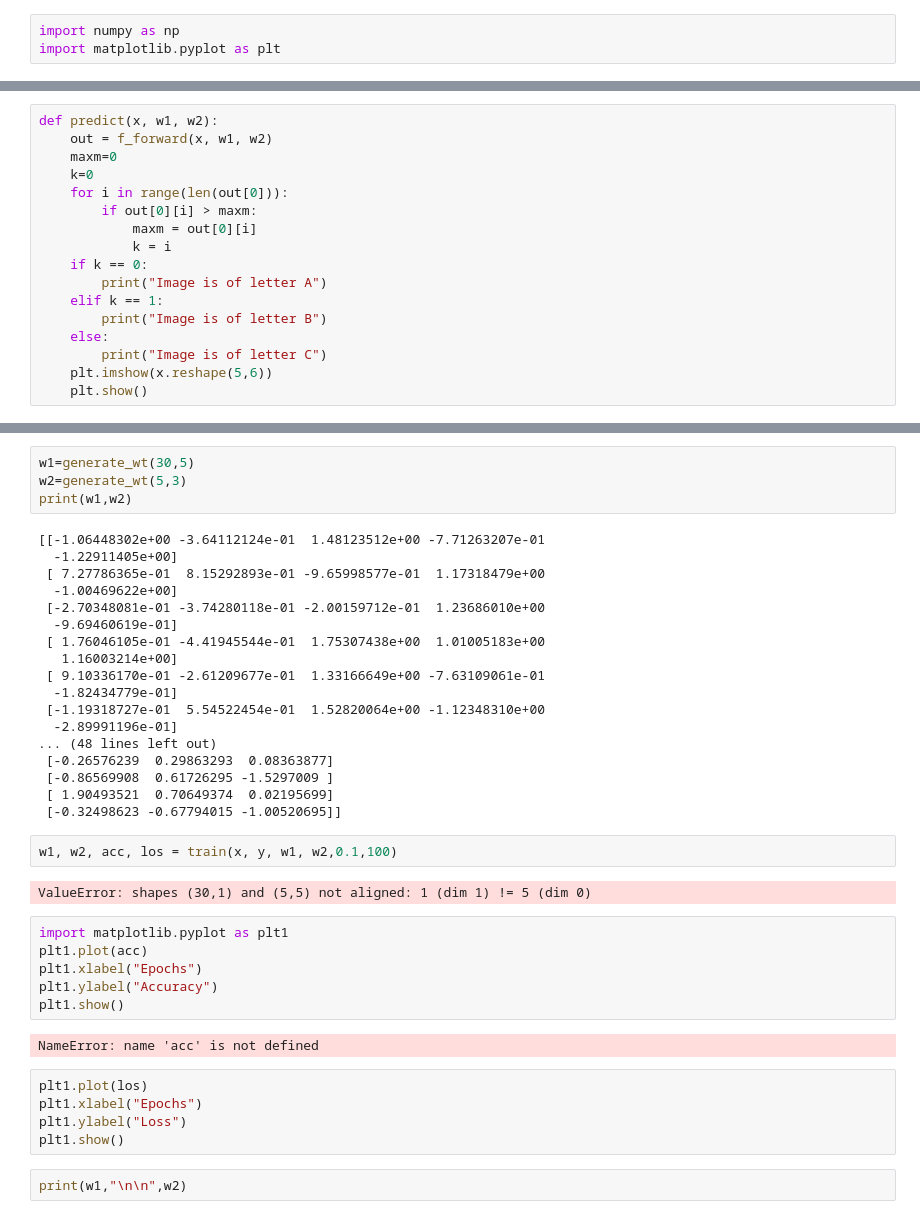
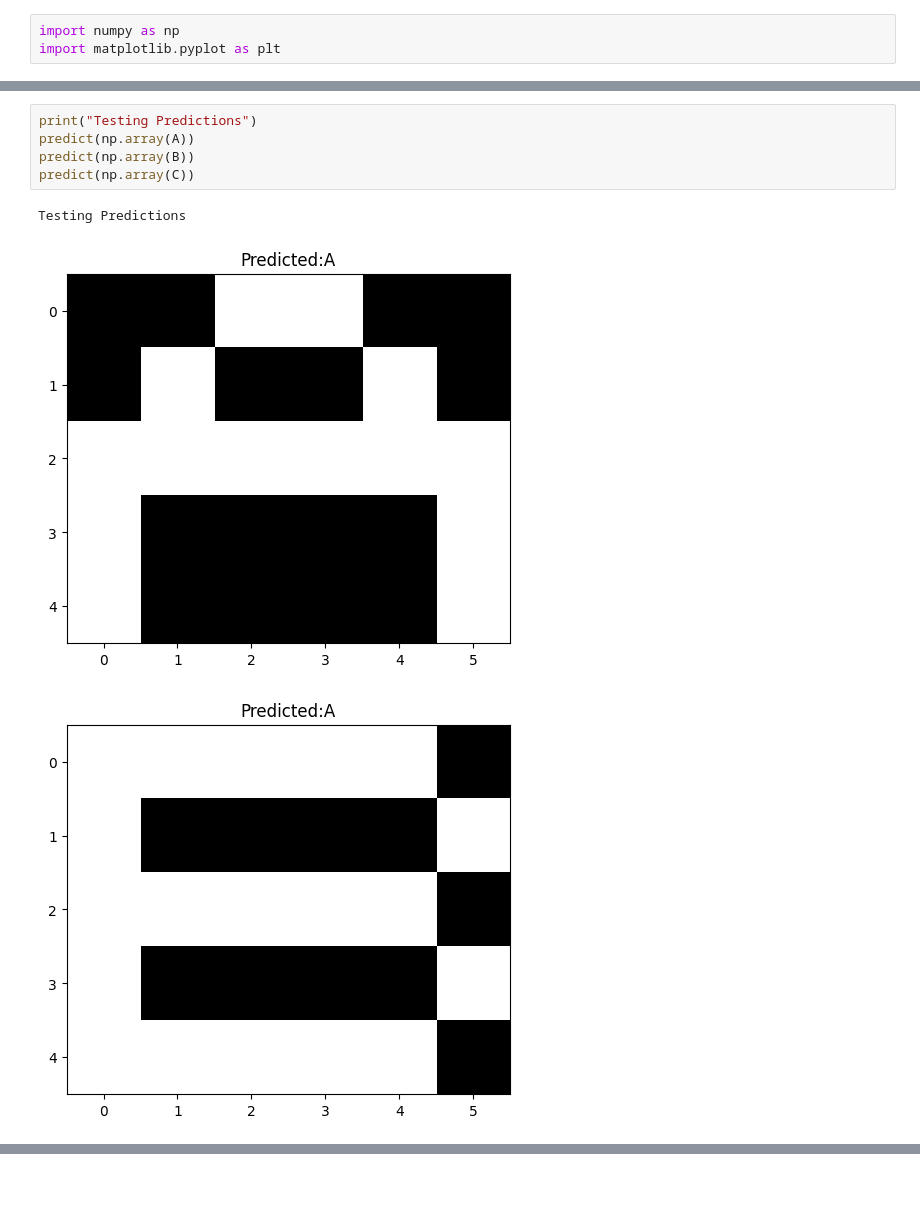
Before and after one commit to Shreya-Gupta24/TuteDude-Data-Science-Assignments, a Jupyter notebook: neural-network-classifier.ipynb, the cells around one changed output, grey strips where cells are left out. Drawn from its saved outputs; the diff is of its cells as text; blank space fills up the shorter version.

```diff
--- a/neural-network-classifier.ipynb
+++ b/neural-network-classifier.ipynb
@@ -108,17 +95,9 @@ def train(x,y,w1,w2,alpha=0.01,epoch=10):
 # %%
-def predict(x, w1, w2):
-    out = f_forward(x, w1, w2)
-    maxm=0
-    k=0
-    for i in range(len(out[0])):
-        if out[0][i] > maxm:
-            maxm = out[0][i]
-            k = i
-    if k == 0:
-        print("Image is of letter A")
-    elif k == 1:
-        print("Image is of letter B")
-    else:
-        print("Image is of letter C")
-    plt.imshow(x.reshape(5,6))
-    plt.show()
+print("Testing Predictions")
+predict(np.array(A))
+predict(np.array(B))
+predict(np.array(C))
+# %% [output]
+Testing Predictions
+[figure, added]
+[figure, added]
@@ -125,41 +104,0 @@ def predict(x, w1, w2):
-# %%
-w1=generate_wt(30,5)
-w2=generate_wt(5,3)
-print(w1,w2)
-# %% [output]
-[[-1.06448302e+00 -3.64112124e-01  1.48123512e+00 -7.71263207e-01
-  -1.22911405e+00]
- [ 7.27786365e-01  8.15292893e-01 -9.65998577e-01  1.17318479e+00
-  -1.00469622e+00]
- [-2.70348081e-01 -3.74280118e-01 -2.00159712e-01  1.23686010e+00
-  -9.69460619e-01]
- [ 1.76046105e-01 -4.41945544e-01  1.75307438e+00  1.01005183e+00
-   1.16003214e+00]
- [ 9.10336170e-01 -2.61209677e-01  1.33166649e+00 -7.63109061e-01
-  -1.82434779e-01]
- [-1.19318727e-01  5.54522454e-01  1.52820064e+00 -1.12348310e+00
-  -2.89991196e-01]
-... (48 lines left out)
- [-0.26576239  0.29863293  0.08363877]
- [-0.86569908  0.61726295 -1.5297009 ]
- [ 1.90493521  0.70649374  0.02195699]
- [-0.32498623 -0.67794015 -1.00520695]]
-# %%
-w1, w2, acc, los = train(x, y, w1, w2,0.1,100)
-# %% [output]
-ValueError: shapes (30,1) and (5,5) not aligned: 1 (dim 1) != 5 (dim 0)
-# %%
-import matplotlib.pyplot as plt1
-plt1.plot(acc)
-plt1.xlabel("Epochs")
-plt1.ylabel("Accuracy")
-plt1.show()
-# %% [output]
-NameError: name 'acc' is not defined
-# %%
-plt1.plot(los)
-plt1.xlabel("Epochs")
-plt1.ylabel("Loss")
-plt1.show()
-# %%
-print(w1,"\n\n",w2)
```
Also changed, not shown: parts of 13 cells of this notebook.
